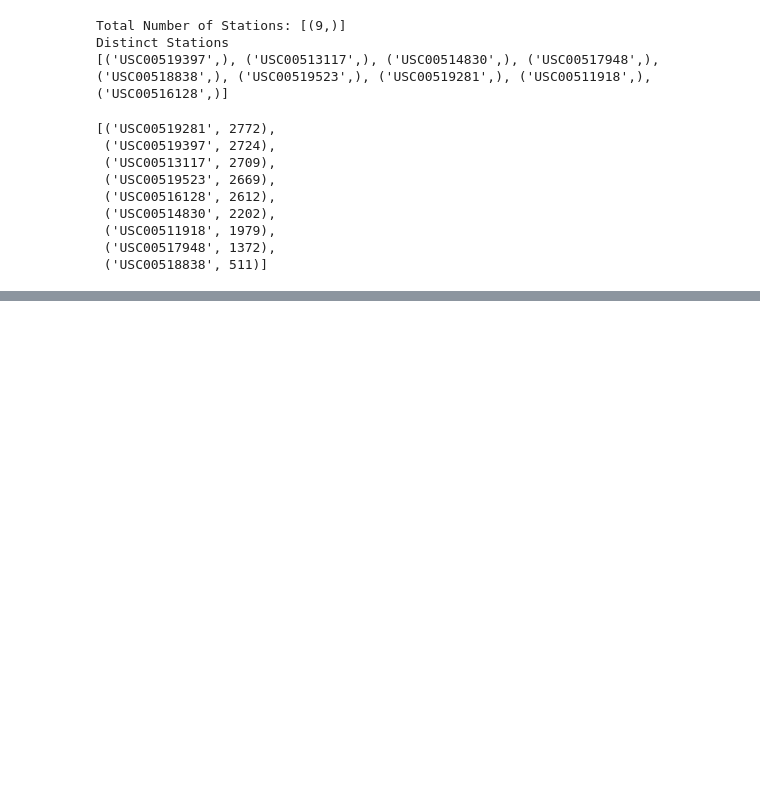
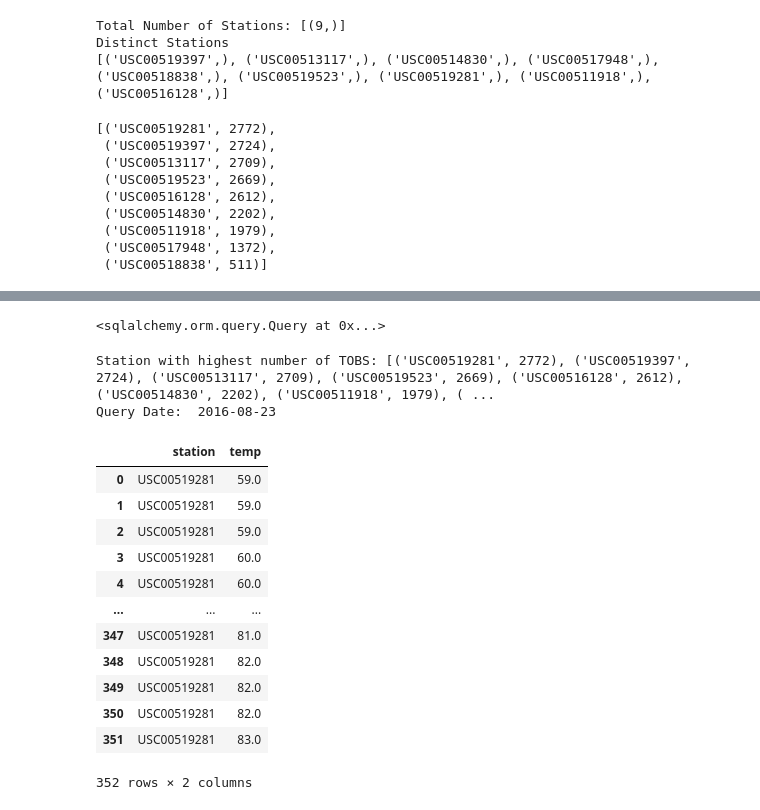
Before and after one commit to annabelcheong/sqlalchemy-challenge, a Jupyter notebook: surf_climate.ipynb, the cells around one changed output, grey strips where cells are left out. Cells and saved outputs as stored; diff of their text form; code cells hidden in the pictures; blank space fills up the shorter version.

```diff
--- a/surf_climate.ipynb
+++ b/surf_climate.ipynb
@@ -372,0 +413,54 @@ station_id_group
+# %%
+session.query(Measurement)
+# %% [output]
+<sqlalchemy.orm.query.Query at 0x...>
+# %%
+# Choose the station with the highest number of temperature observations.
+# Query the last 12 months of temperature observation data for this station and plot the results as a histogram
+
+station_max_TOBS = session.query(Measurement.station, func.count(Measurement.tobs)).\
+    group_by(Measurement.station).\
+    order_by(func.count(Measurement.tobs).desc()).all()
+
+print(f"Station with highest number of TOBS: {station_max_TOBS}")
+
+#Station with highest number of TOBS (Temperature Observations): 'USC00519281'
+
+#FOR station 'USC00519281' and only for data in latest year, query for a list which includes x-axis: Temps, y-axis: Frequency.
+print("Query Date: ", query_date) #From 2016-08-23 (Query Date) to 2017-08-23
+
+freq_of_temps = session.query(Measurement.station, Measurement.tobs).\
+    filter(Measurement.station == 'USC00519281').\
+    filter(Measurement.date >= query_date).\
+    order_by((Measurement.tobs).asc()).all()
+
+freq_of_temps
+
+# group_by(Measurement.tobs).\
+
+
+# Load the results into a pandas dataframe
+freq_of_temps_df = pd.DataFrame(freq_of_temps[:], columns = ["station","temp"])
+freq_of_temps_df
+
+
+
+# df = pd.DataFrame(results[:10], columns=['emoji_char', 'emoji_id', 'score'])
+# df.set_index('emoji_id', inplace=True, )
+# df.head(10)
+# %% [output]
+Station with highest number of TOBS: [('USC00519281', 2772), ('USC00519397', 2724), ('USC00513117', 2709), ('USC00519523', 2669), ('USC00516128', 2612), ('USC00514830', 2202), ('USC00511918', 1979), ( ...
+Query Date:  2016-08-23
+|  | station | temp |
+| 0 | USC00519281 | 59.0 |
+| 1 | USC00519281 | 59.0 |
+| 2 | USC00519281 | 59.0 |
+| 3 | USC00519281 | 60.0 |
+| 4 | USC00519281 | 60.0 |
+| ... | ... | ... |
+| 347 | USC00519281 | 81.0 |
+| 348 | USC00519281 | 82.0 |
+| 349 | USC00519281 | 82.0 |
+| 350 | USC00519281 | 82.0 |
+| 351 | USC00519281 | 83.0 |
+352 rows × 2 columns
```
Also changed, not shown: parts of 5 cells of this notebook, 1 other file.
